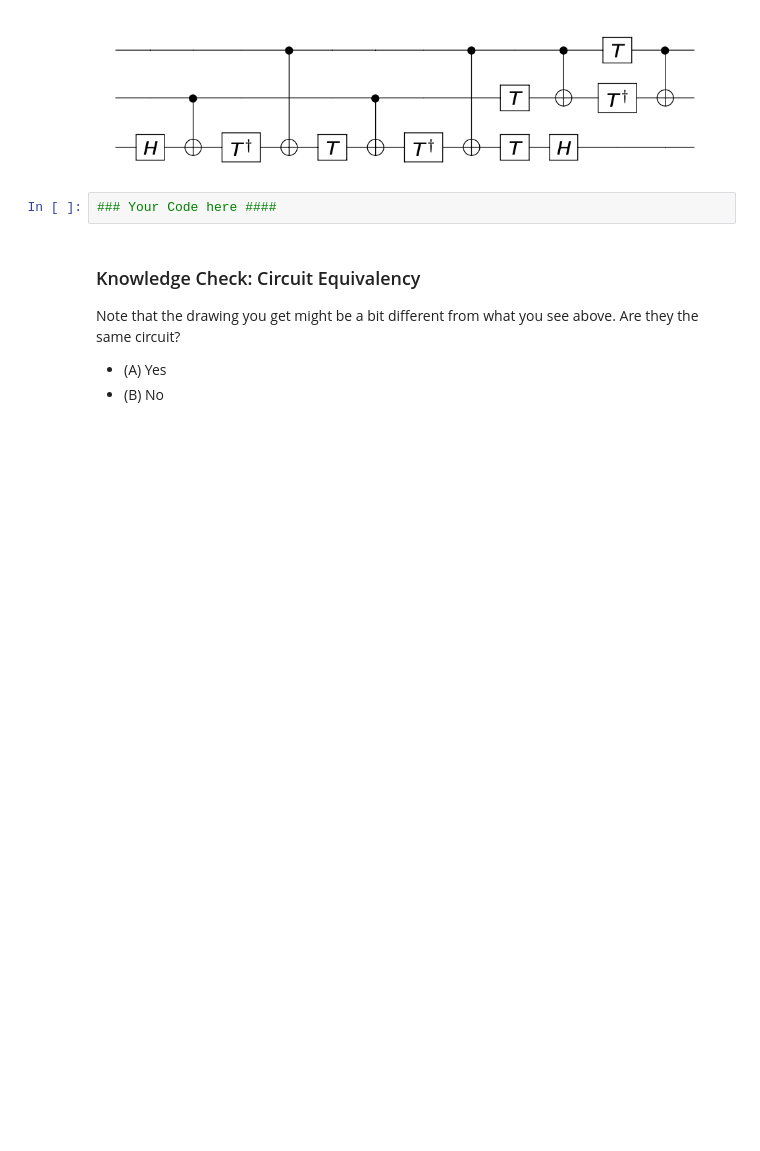
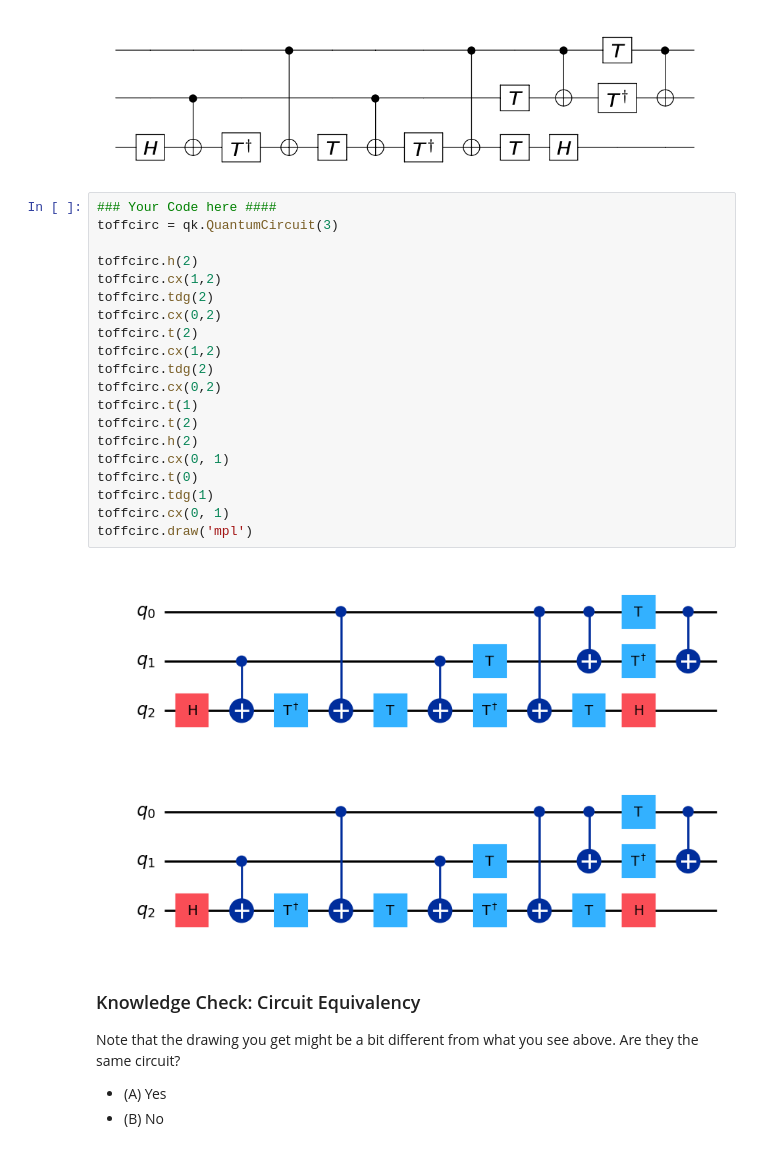
Before and after one commit to GeneSiriviboon/LPS_SQC_2024_GeneSiriviboon, a Jupyter notebook: LPS_SQC_2024_Day2.ipynb, the cells around one changed output. Saved outputs shown, nothing was run; the diff lists cells and outputs as text; blank space fills up the shorter version.

```diff
--- a/LPS_SQC_2024_Day2.ipynb
+++ b/LPS_SQC_2024_Day2.ipynb
@@ -256,8 +363,29 @@ And here we see how to define a state in Qiskit and how apply a circuit to it.
 Let's try this hands on. Below, try to recreate the Toffoli circuit you saw in class. Then plot it to see that you got the right result.
 # %% [markdown]
 ![image.png](embedded-picture-1)
-# %%
-### Your Code here ####
+# %%
+### Your Code here ####
+toffcirc = qk.QuantumCircuit(3)
+
+toffcirc.h(2)
+toffcirc.cx(1,2)
+toffcirc.tdg(2)
+toffcirc.cx(0,2)
+toffcirc.t(2)
+toffcirc.cx(1,2)
+toffcirc.tdg(2)
+toffcirc.cx(0,2)
+toffcirc.t(1)
+toffcirc.t(2)
+toffcirc.h(2)
+toffcirc.cx(0, 1)
+toffcirc.t(0)
+toffcirc.tdg(1)
+toffcirc.cx(0, 1)
+toffcirc.draw('mpl')
+# %% [output]
+[figure, added]
+[figure, added]
 # %% [markdown]
 ### Knowledge Check: Circuit Equivalency
 
```
Also changed, not shown: parts of 23 cells of this notebook.
